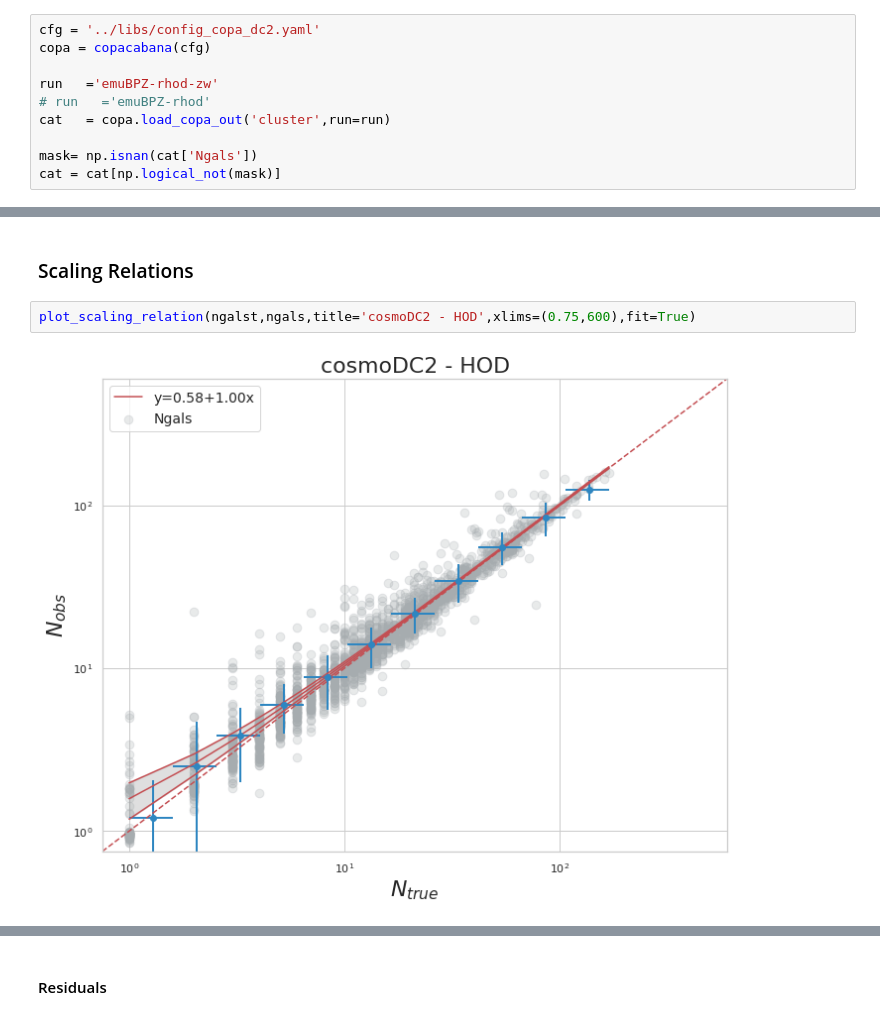
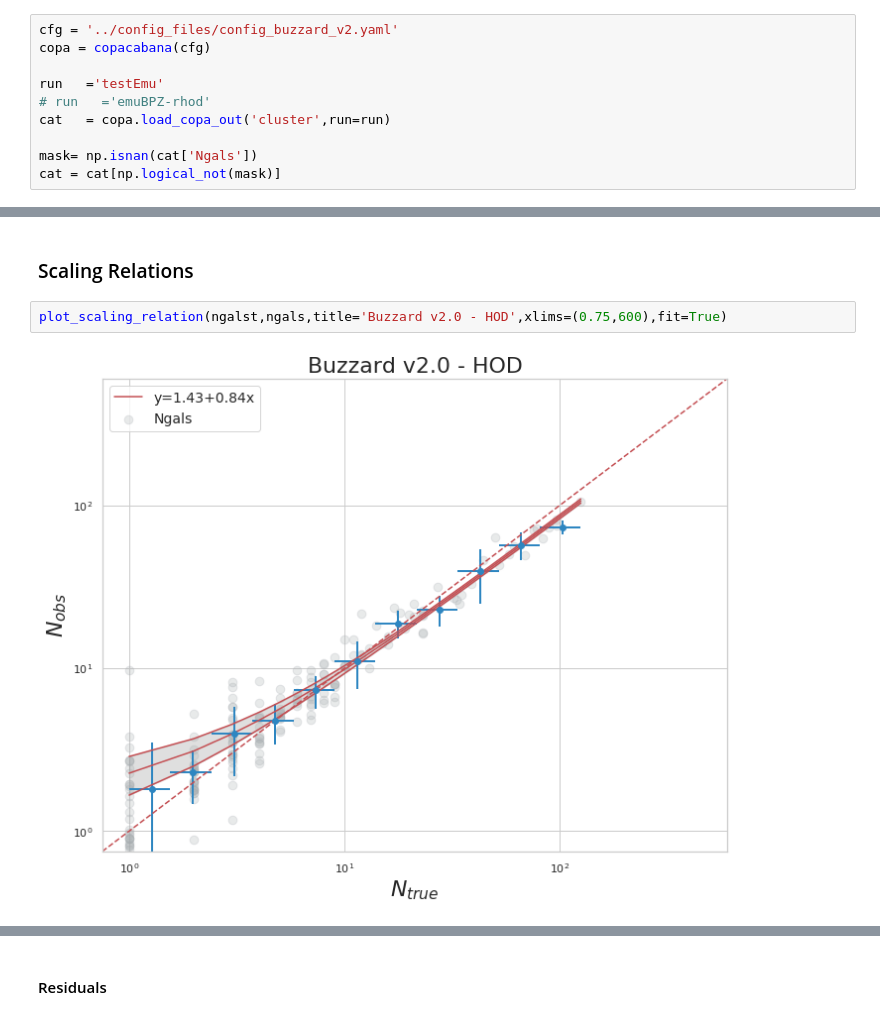
Before and after one commit to estevesjh/ccopa, a Jupyter notebook: notebooks/clusters.ipynb, the cells around one changed output, grey strips where cells are left out. Saved outputs shown, nothing was run; the diff lists cells and outputs as text.

Commit message:
test run

```diff
--- a/notebooks/clusters.ipynb
+++ b/notebooks/clusters.ipynb
@@ -28,10 +29,10 @@ red = '#A93226'
 # %% [markdown]
 ### Loading Input Catalog
 # %%
-cfg = '../libs/config_copa_dc2.yaml'
+cfg = '../config_files/config_buzzard_v2.yaml'
 copa = copacabana(cfg)
 
-run   ='emuBPZ-rhod-zw'
+run   ='testEmu'
 # run   ='emuBPZ-rhod'
 cat   = copa.load_copa_out('cluster',run=run)
 
@@ -112,7 +124,7 @@ plt.legend()
 # %% [markdown]
 ### Scaling Relations
 # %%
-plot_scaling_relation(ngalst,ngals,title='cosmoDC2 - HOD',xlims=(0.75,600),fit=True)
+plot_scaling_relation(ngalst,ngals,title='Buzzard v2.0 - HOD',xlims=(0.75,600),fit=True)
 # %% [output]
-[figure, old version]
+[figure, new version]
 # %%
```
Also changed, not shown: parts of 13 cells of this notebook, 26 other files.
